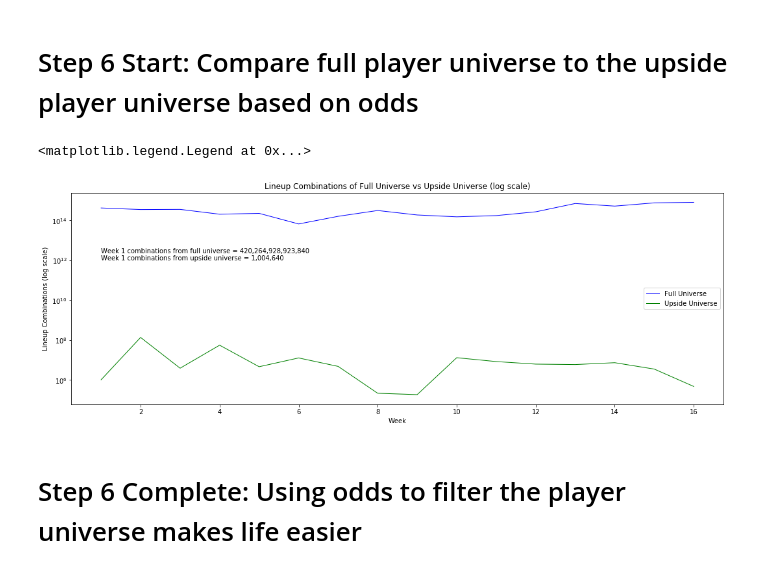
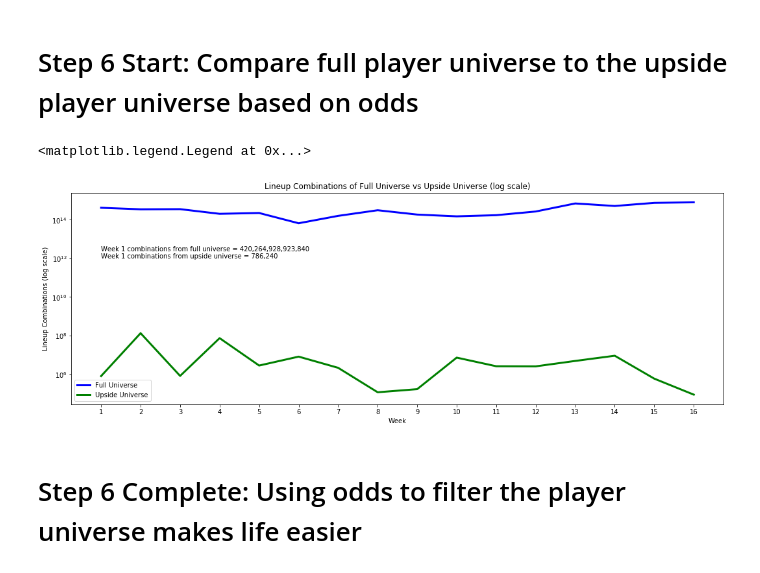
Before and after one commit to aws-samples/aws-data-exchange-dfs-football-optimizer-riv-2020, a Jupyter notebook: optimizer.ipynb, the cells around one changed output. Saved outputs shown, nothing was run; the diff lists cells and outputs as text; code cells hidden in the pictures.

Commit message:
verify using 2019 data rather than 20% to avoid biasing the 2019 results. updated results for 2019.

```diff
--- a/optimizer.ipynb
+++ b/optimizer.ipynb
@@ -374,6 +383,7 @@ for position in predictions:
 
     fields = features[:]
     fields.append('actual_points')
+    fields.append('season')
 
     qualifier_field = predictions[position]['qualifier_field']
     qualifier_value = predictions[position]['qualifier_value']
@@ -392,16 +402,19 @@ for position in predictions:
 
     predictions[position]['predictions_df'] = predictions[position]['predictions_df'].astype('float32')
 
-    vectors = predictions[position]['predictions_df'][features].values
-    labels = predictions[position]['predictions_df']['has_upside'].values
+    training_data_df = predictions[position]['predictions_df'][
+        predictions[position]['predictions_df']['season'] != 2019
+    ]
 
-    index = int(round(.8 * len(vectors)))
+    verification_data_df = predictions[position]['predictions_df'][
+        predictions[position]['predictions_df']['season'] == 2019
+    ]
 
-    predictions[position]['training_vectors'] = vectors[index:]
-    predictions[position]['training_labels'] = labels[index:]
+    predictions[position]['training_vectors'] = training_data_df[features].values
+    predictions[position]['training_labels'] = training_data_df['has_upside'].values
 
-    predictions[position]['verification_vectors'] = vectors[:index]
-    predictions[position]['verification_labels'] = labels[:index]
+    predictions[position]['verification_vectors'] = verification_data_df[features].values
+    predictions[position]['verification_labels'] = verification_data_df['has_upside'].values
 # %% [markdown]
 # Step 3 Complete: You're ready to train the models
 # %%
@@ -697,37 +712,38 @@ combinations_full = []
 combinations_upside = []
 
 weeks = [*range(1, 17)]
 
 for week in weeks:
     num_qbs_full_universe = scoring_2019_df[(scoring_2019_df['week'] == week) & (scoring_2019_df['position'] == 'QB')].shape[0]
     num_rbs_full_universe = scoring_2019_df[(scoring_2019_df['week'] == week) & (scoring_2019_df['position'] == 'RB')].shape[0]
     num_wrs_full_universe = scoring_2019_df[(scoring_2019_df['week'] == week) & (scoring_2019_df['position'] == 'WR')].shape[0]
     num_tes_full_universe = scoring_2019_df[(scoring_2019_df['week'] == week) & (scoring_2019_df['position'] == 'TE')].shape[0]
 
     combinations_full_universe = num_qbs_full_universe * nCr(num_rbs_full_universe, 2) * nCr(num_wrs_full_universe, 3) * num_tes_full_universe * (num_rbs_full_universe + num_wrs_full_universe + num_tes_full_universe)
     combinations_full.append(combinations_full_universe)
 
     num_qbs_upside_universe = scoring_2019_df[(scoring_2019_df['week'] == week) & (scoring_2019_df['position'] == 'QB') & (scoring_2019_df['has_upside'] == 1)].shape[0]
     num_rbs_upside_universe = scoring_2019_df[(scoring_2019_df['week'] == week) & (scoring_2019_df['position'] == 'RB') & (scoring_2019_df['has_upside'] == 1)].shape[0]
     num_wrs_upside_universe = scoring_2019_df[(scoring_2019_df['week'] == week) & (scoring_2019_df['position'] == 'WR') & (scoring_2019_df['has_upside'] == 1)].shape[0]
     num_tes_upside_universe = scoring_2019_df[(scoring_2019_df['week'] == week) & (scoring_2019_df['position'] == 'TE') & (scoring_2019_df['has_upside'] == 1)].shape[0]
 
     combinations_upside_universe = num_qbs_upside_universe * nCr(num_rbs_upside_universe, 2) * nCr(num_wrs_upside_universe, 3) * num_tes_upside_universe * (num_rbs_upside_universe + num_wrs_upside_universe + num_tes_upside_universe)
     combinations_upside.append(combinations_upside_universe)
 
 pyplot.figure(figsize=(18, 6))
 pyplot.yscale('log')
-pyplot.plot(weeks, combinations_full, color = 'blue', linewidth = 1, label = "Full Universe")
-pyplot.plot(weeks, combinations_upside, color = 'green', linewidth = 1, label = "Upside Universe")
-pyplot.text(1, 1000000000000, 'Week 1 combinations from full universe = 420,264,928,923,840\nWeek 1 combinations from upside universe = 1,004,640')
+pyplot.plot(weeks, combinations_full, color = 'blue', linewidth = 3, label = "Full Universe")
+pyplot.plot(weeks, combinations_upside, color = 'green', linewidth = 3, label = "Upside Universe")
+pyplot.text(1, 1000000000000, 'Week 1 combinations from full universe = 420,264,928,923,840\nWeek 1 combinations from upside universe = 786,240')
 pyplot.xlabel('Week')
 pyplot.ylabel('Lineup Combinations (log scale)')
 pyplot.title('Lineup Combinations of Full Universe vs Upside Universe (log scale)')
+pyplot.xticks(weeks)
 
 pyplot.legend()
 # %% [output]
 <matplotlib.legend.Legend at 0x...>
-[figure, old version]
+[figure, new version]
 # %% [markdown]
 # Step 6 Complete: Using odds to filter the player universe makes life easier
 # %% [markdown]
```
Also changed, not shown: parts of 11 cells of this notebook.
